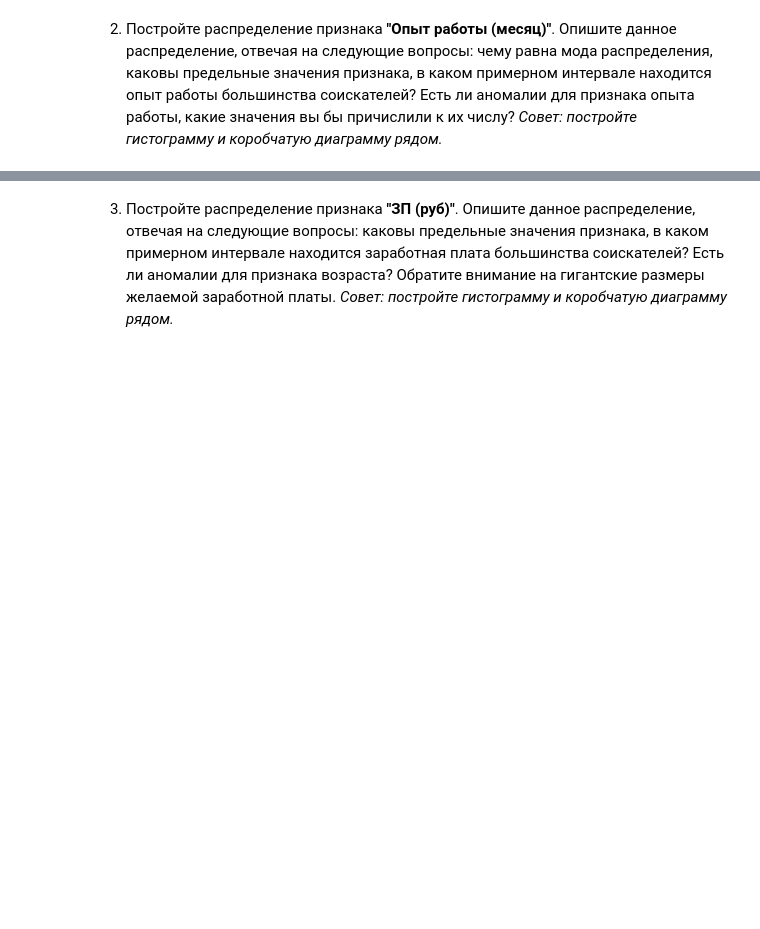
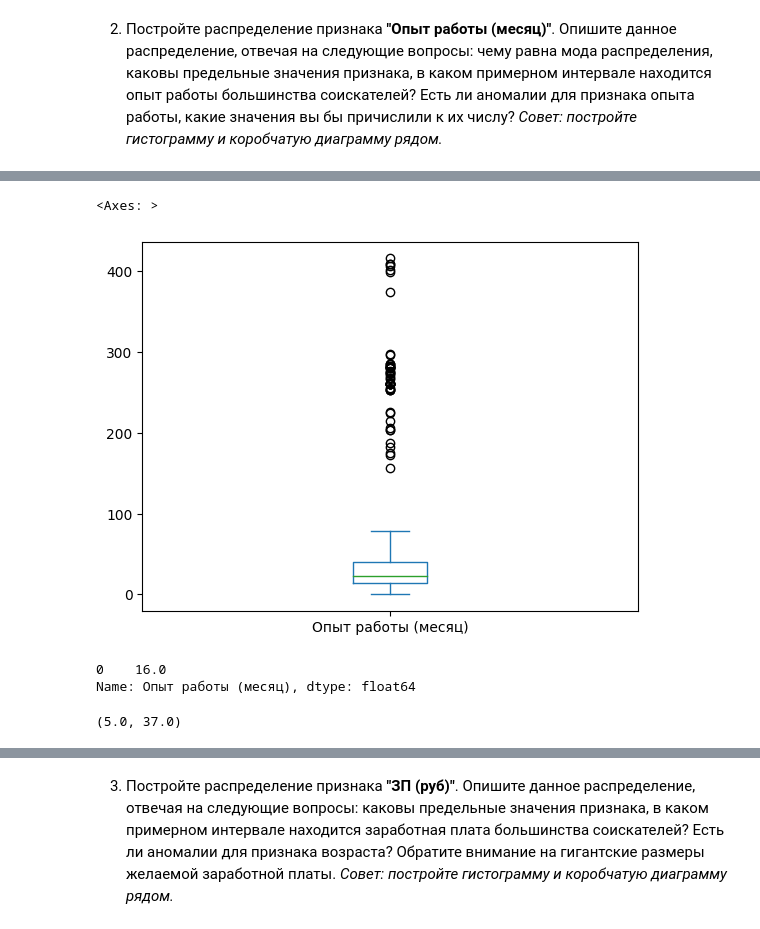
Before and after one commit to Slava0505/hh_resume_EDA, a Jupyter notebook: hh_resume_EDA.ipynb, the cells around one changed output, grey strips where cells are left out. Cells and saved outputs as stored; diff of their text form; code cells hidden in the pictures; blank space fills up the shorter version.

```diff
--- a/hh_resume_EDA.ipynb
+++ b/hh_resume_EDA.ipynb
@@ -358,0 +394,14 @@ Name: Возраст, dtype: float64
+# %%
+df[view_col].plot(kind = 'box')
+# %% [output]
+<Axes: >
+[figure, added]
+# %%
+df[view_col].mode()
+# %% [output]
+0    16.0
+Name: Опыт работы (месяц), dtype: float64
+# %%
+df[view_col].quantile(0.1), df['Возраст'].quantile(0.9)
+# %% [output]
+(5.0, 37.0)
```
Also changed, not shown: parts of 18 cells of this notebook.
